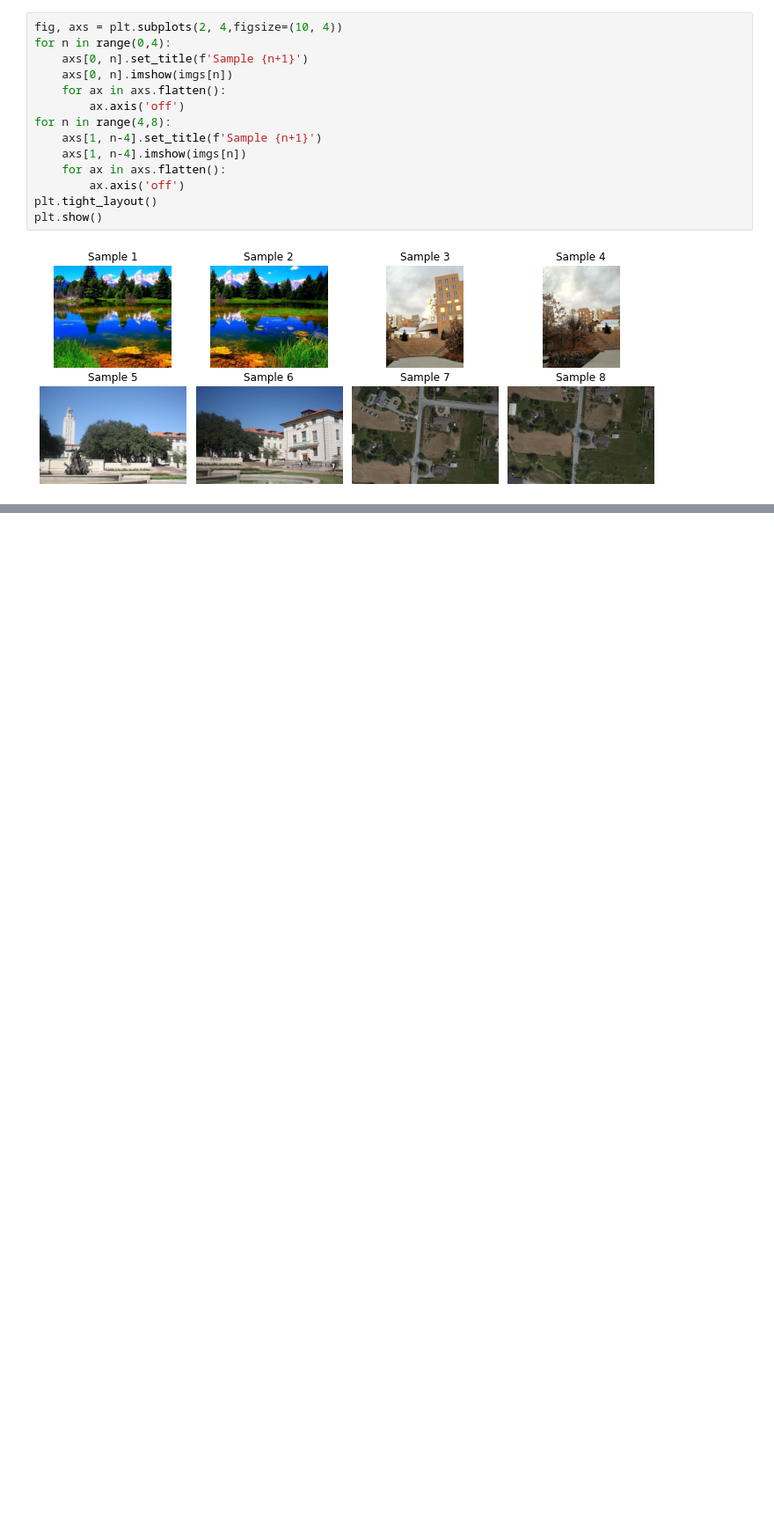
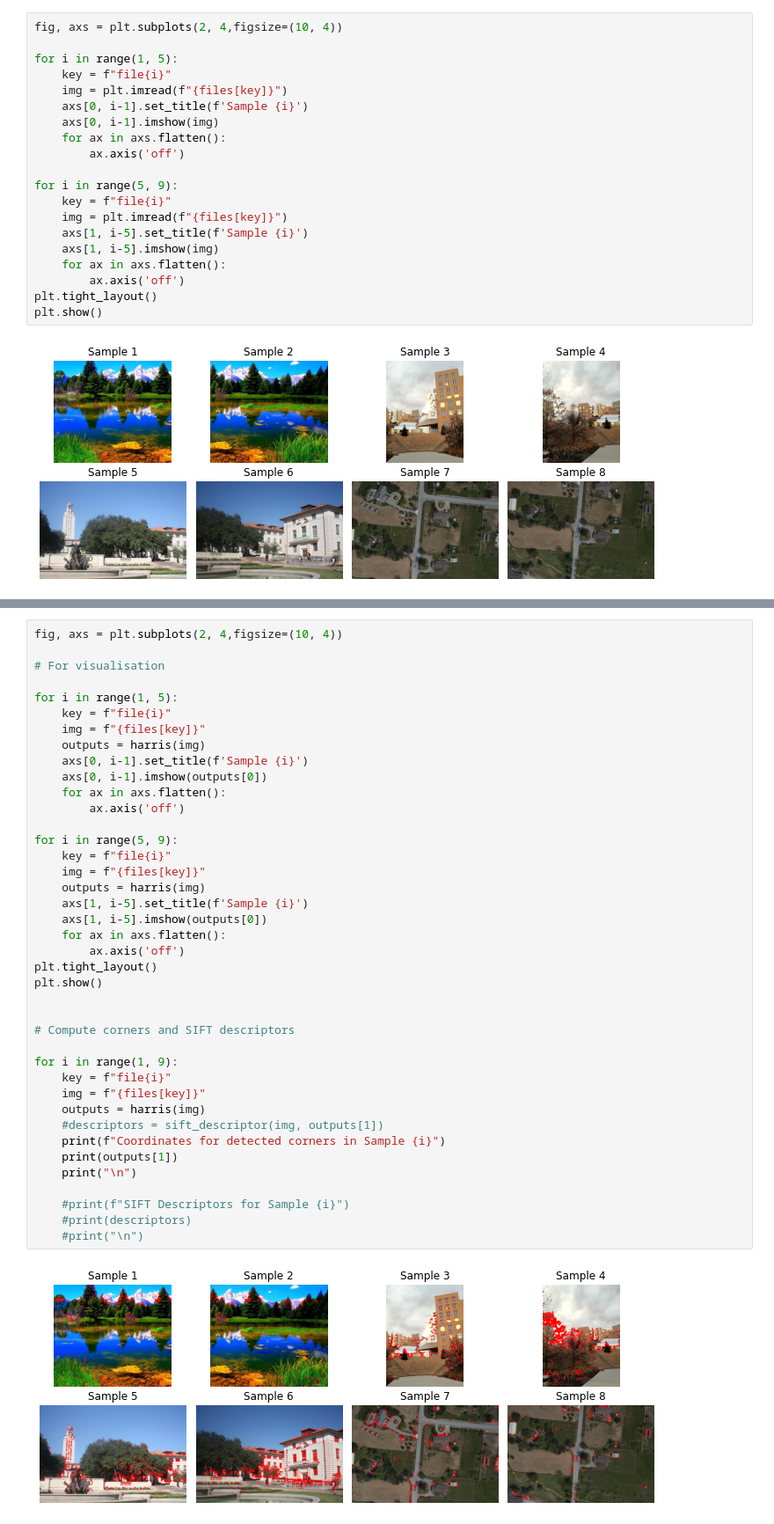
Before and after one commit to zdangz/Image-Stitching, a Jupyter notebook: Image Stitching.ipynb, the cells around one changed output, grey strips where cells are left out. Shown at 88% size. Saved outputs shown, nothing was run; the diff lists cells and outputs as text; blank space fills up the shorter version.

Commit message:
Add files via upload
Implemented Harris and SIFT features

```diff
--- a/Image Stitching.ipynb
+++ b/Image Stitching.ipynb
@@ -23,14 +21,20 @@ for f in lst:
 #### 2. Display Sample Images
 # %%
 fig, axs = plt.subplots(2, 4,figsize=(10, 4))
-for n in range(0,4):
-    axs[0, n].set_title(f'Sample {n+1}')
-    axs[0, n].imshow(imgs[n])
+
+for i in range(1, 5):
+    key = f"file{i}"
+    img = plt.imread(f"{files[key]}")
+    axs[0, i-1].set_title(f'Sample {i}')
+    axs[0, i-1].imshow(img)
     for ax in axs.flatten():
         ax.axis('off')
-for n in range(4,8):
-    axs[1, n-4].set_title(f'Sample {n+1}')
-    axs[1, n-4].imshow(imgs[n])
+
+for i in range(5, 9):
+    key = f"file{i}"
+    img = plt.imread(f"{files[key]}")
+    axs[1, i-5].set_title(f'Sample {i}')
+    axs[1, i-5].imshow(img)
     for ax in axs.flatten():
         ax.axis('off')
 plt.tight_layout()
@@ -93,0 +84,42 @@ plt.imshow(imgs[1])
+# %%
+fig, axs = plt.subplots(2, 4,figsize=(10, 4))
+
+# For visualisation
+
+for i in range(1, 5):
+    key = f"file{i}"
+    img = f"{files[key]}"
+    outputs = harris(img)
+    axs[0, i-1].set_title(f'Sample {i}')
+    axs[0, i-1].imshow(outputs[0])
+    for ax in axs.flatten():
+        ax.axis('off')
+
+for i in range(5, 9):
+    key = f"file{i}"
+    img = f"{files[key]}"
+    outputs = harris(img)
+    axs[1, i-5].set_title(f'Sample {i}')
+    axs[1, i-5].imshow(outputs[0])
+    for ax in axs.flatten():
+        ax.axis('off')
+plt.tight_layout()
+plt.show()
+
+
+# Compute corners and SIFT descriptors
+
+for i in range(1, 9):
+    key = f"file{i}"
+    img = f"{files[key]}"
+    outputs = harris(img)
+    #descriptors = sift_descriptor(img, outputs[1])
+    print(f"Coordinates for detected corners in Sample {i}")
+    print(outputs[1])
+    print("\n")
+
+    #print(f"SIFT Descriptors for Sample {i}")
+    #print(descriptors)
+    #print("\n")
+# %% [output]
+[figure, added]
```
Also changed, not shown: parts of 7 cells of this notebook.
